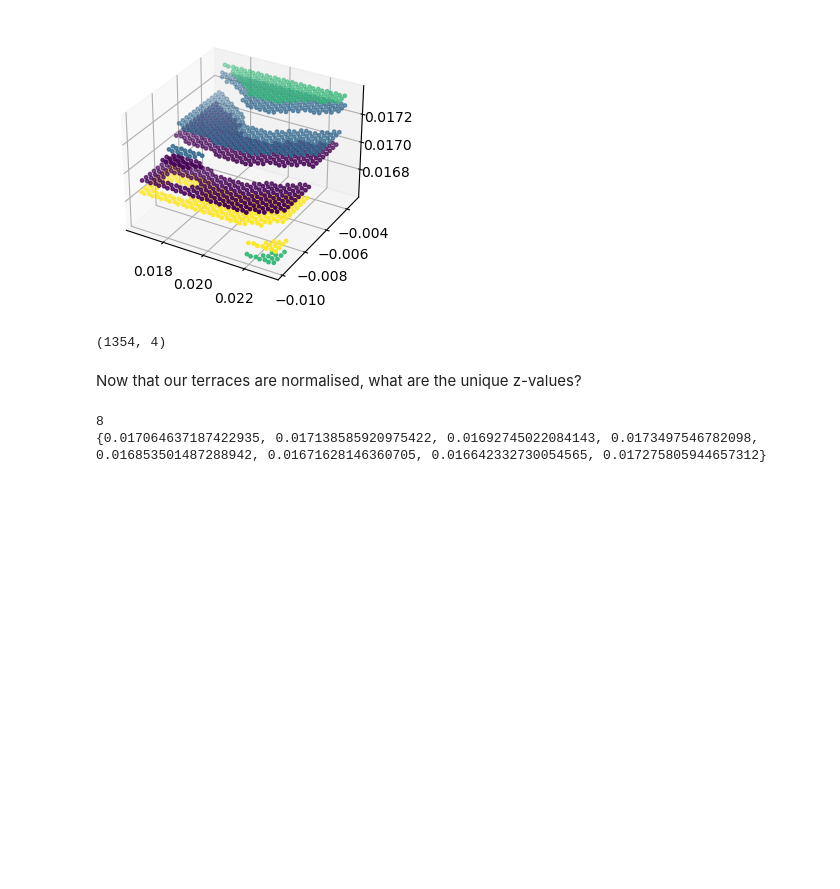
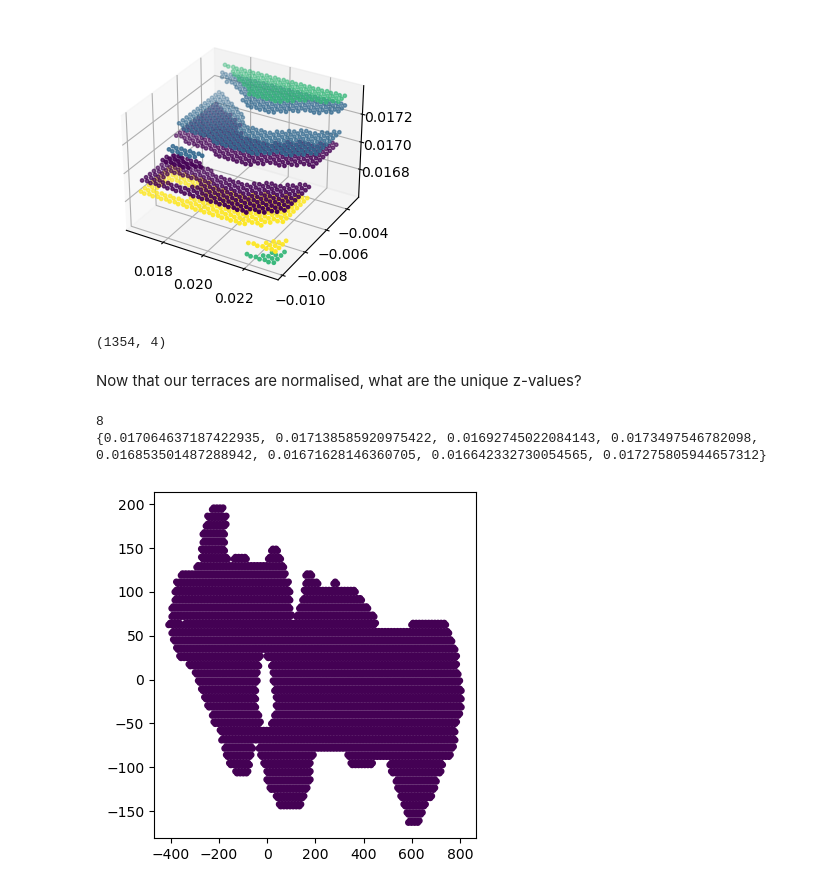
Before and after one commit to st-te/AFML, a Jupyter notebook: dev_notebooks/AFML_CG_xyz.ipynb, the cells around one changed output. Cells and saved outputs as stored; diff of their text form; code cells hidden in the pictures; blank space fills up the shorter version.

```diff
--- a/dev_notebooks/AFML_CG_xyz.ipynb
+++ b/dev_notebooks/AFML_CG_xyz.ipynb
@@ -127,3 +130,49 @@ print(unique_z_values)
 # %% [output]
 8
 {0.017064637187422935, 0.017138585920975422, 0.01692745022084143, 0.0173497546782098, 0.016853501487288942, 0.01671628146360705, 0.016642332730054565, 0.017275805944657312}
+# %%
+def read_XYZ_topterrace(filepath):
+    filepath = Path(filepath)
+    xyz = None
+    if filepath.suffix in [".xyz", ".XYZ"]:
+        xyz = np.genfromtxt(filepath, skip_header=2, usecols=(2,3,4,5))
+        mask = [row[0] in [1, 2, 3, 4] for row in xyz]
+        xyz = [list(row) for row, keep in zip(xyz, mask) if keep]
+        xyz = np.array(xyz)  # Convert to a NumPy array
+
+        # Keep only rows where Z value equals the highest Z value
+        max_z = np.max(xyz[:, 3])
+        xyz = xyz[xyz[:, 3] == max_z]
+
+    return xyz
+
+def plot_facet_2d_vers(filtered_xyz, figsize=(10, 6)):
+    colour, x, y, z = [filtered_xyz[:, i] for i in range(4)]
+    plt.figure(figsize=figsize)
+    colormap = plt.get_cmap("viridis")  # You can choose other colormaps as well
+
+    # Normalize the 'colour' column to map it to the colormap
+    norm = plt.Normalize(colour.min(), colour.max())
+
+    scatter = plt.scatter(x, y, c=colour, cmap=colormap, norm=norm, s=15)
+
+    # Uncomment these if you want to add a color bar, labels, or title
+    # cbar = plt.colorbar(scatter)
+    # cbar.set_label("Color Label")
+    # plt.xlabel("X")
+    # plt.ylabel("Y")
+    # plt.title("2D Scatter Plot in Z Projection")
+
+    plt.gca().autoscale()  # Auto-scale the axes
+    plt.tight_layout()
+    plt.show()
+# %%
+single_terrace = read_XYZ_topterrace('/Users/user/Documents/PhD/AFML/test_sims/PAR_ETH_100/20230809_114041/XYZ_files/PAR_ETH_100_1_ovito_CGvisualiser_unscaled.XYZ')
+single_terrace_pc = np.delete(single_terrace, [0], axis=1)
+plot_PC_2d_vers(single_terrace_pc)
+voxel = voxelization(single_terrace_pc, 50)
+
+#print(voxel)
+#print(single_terrace)
+# %% [output]
+[figure, added]
```
Also changed, not shown: parts of 2 cells of this notebook, 5 other files.
